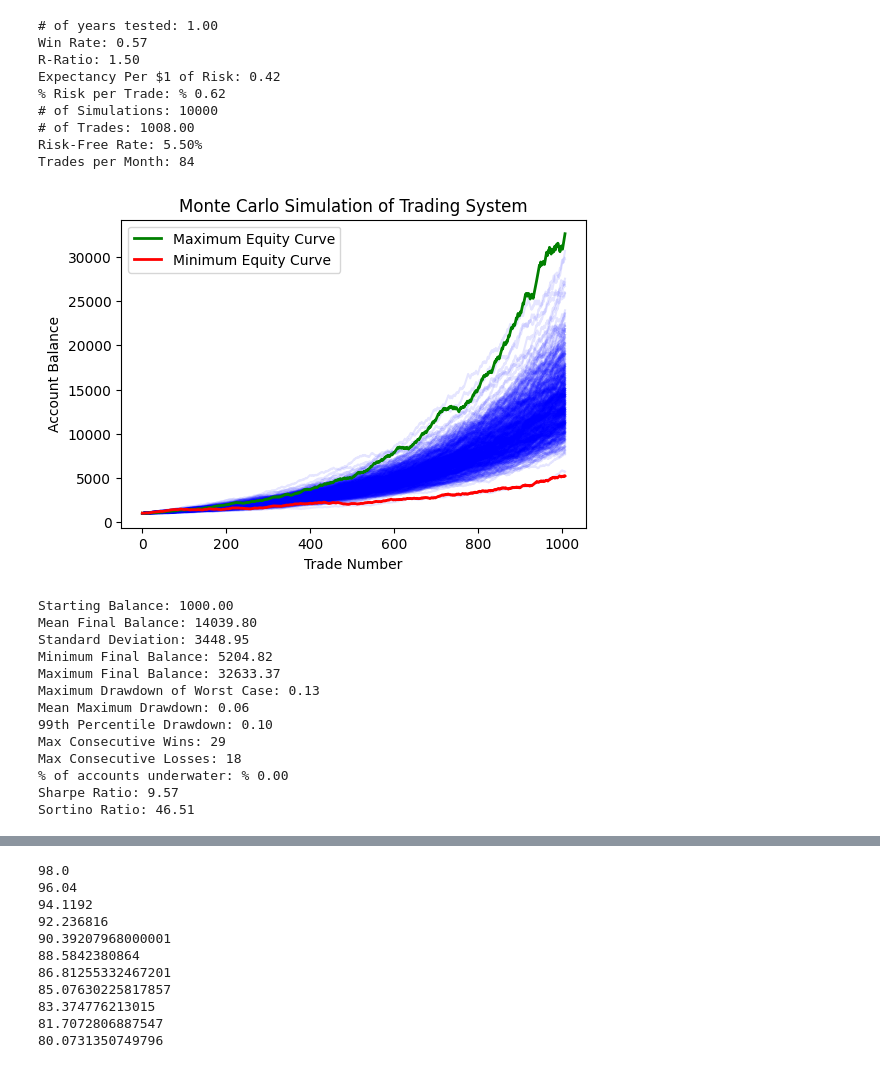
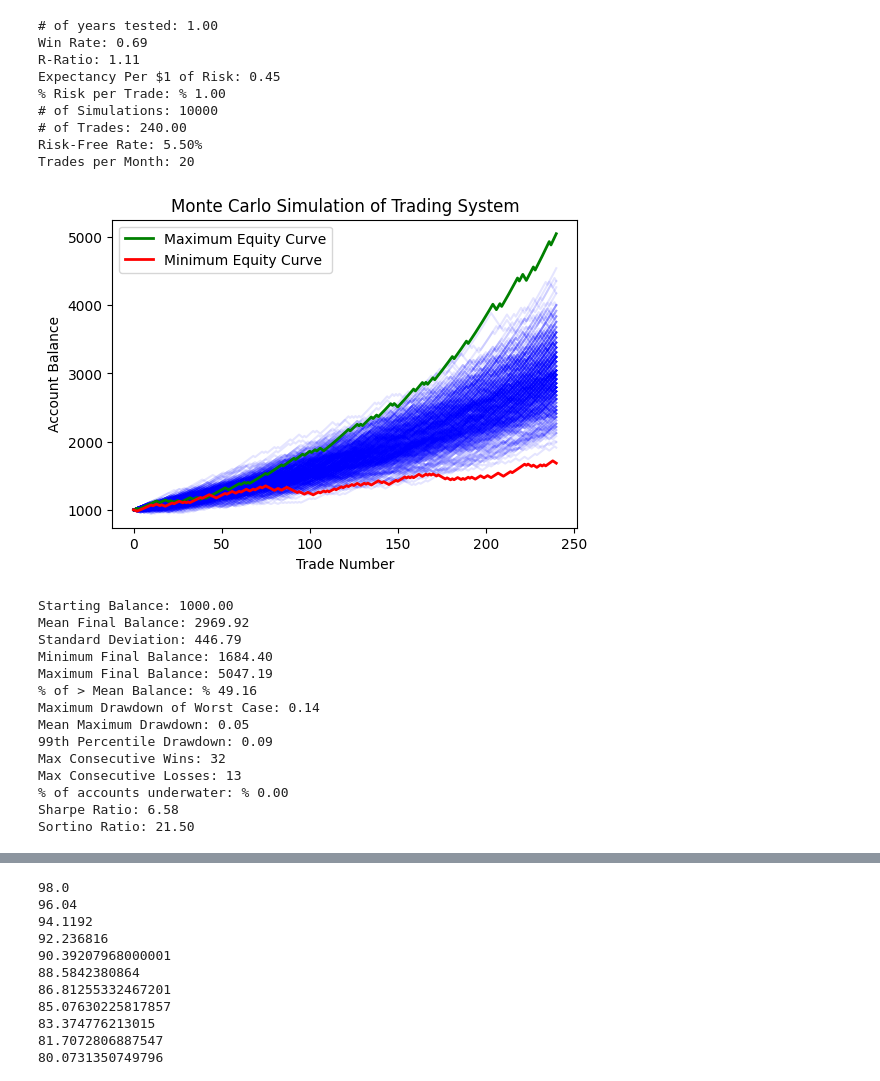
Before and after one commit to ergodique/Portfolio, a Jupyter notebook: Monte Carlo Simulation Equity Curve/monte_carlo_jupyter_version.ipynb, the cells around one changed output, grey strips where cells are left out. Drawn from its saved outputs; the diff is of its cells as text; code cells hidden in the pictures.

```diff
--- a/Monte Carlo Simulation Equity Curve/monte_carlo_jupyter_version.ipynb
+++ b/Monte Carlo Simulation Equity Curve/monte_carlo_jupyter_version.ipynb
@@ -101,12 +101,15 @@ def monte_carlo_simulation(win_rate, reward_to_risk, risk_per_trade, num_simulat
     max_drawdown_worst_case = max(max_drawdowns)
     mean_drawdown = np.mean(max_drawdowns)
     drawdown_99_percentile = np.percentile(max_drawdowns, 99)
+    mean_balance = np.mean(final_balances)
+    pct_above_mean = (sum(1 for x in final_balances if x > mean_balance) / len(final_balances)) * 100
 
     print(f'Starting Balance: {start_balance:.2f}')
     print(f'Mean Final Balance: {np.mean(final_balances):.2f}')
     print(f'Standard Deviation: {np.std(final_balances):.2f}')
     print(f'Minimum Final Balance: {np.min(final_balances):.2f}')
     print(f'Maximum Final Balance: {np.max(final_balances):.2f}')
+    print(f'% of > Mean Balance: % {np.max(pct_above_mean):.2f}')
     print(f'Maximum Drawdown of Worst Case: {max_drawdown_worst_case:.2f}')
     print(f'Mean Maximum Drawdown: {mean_drawdown:.2f}')
     print(f'99th Percentile Drawdown: {drawdown_99_percentile:.2f}')
@@ -120,53 +123,54 @@ def monte_carlo_simulation(win_rate, reward_to_risk, risk_per_trade, num_simulat
     sharpe_ratio = calculate_sharpe_ratio(all_monthly_returns_flat, risk_free_rate)
     sortino_ratio = calculate_sortino_ratio(all_monthly_returns_flat, risk_free_rate)
 
     print(f'Sharpe Ratio: {sharpe_ratio:.2f}')
     print(f'Sortino Ratio: {sortino_ratio:.2f}')
 
 # Example usagei
 years = 1
-win_rate = 0.57 # put win rate here
-reward_to_risk = 1.5  # Reward to risk ratio
+win_rate = 0.6885 # put win rate here
+reward_to_risk = 299/269 # Reward to risk ratio
 expectancy = win_rate * reward_to_risk - (1-win_rate)
 risk_per_trade = 0.01  # Risking % of the trade
 num_simulations = 10000  # Run X number of simulations
-trades_per_month = 84  # Number of trades per month
+trades_per_month = 20  # Number of trades per month
 num_trades = 12*trades_per_month*years  # Each simulation runs for X trades
 
 risk_free_rate = 0.055  # Annual risk-free rate
 
 print(f'# of years tested: {years:.2f}')
 print(f'Win Rate: {win_rate:.2f}')
 print(f'R-Ratio: {reward_to_risk:.2f}')
 print(f'Expectancy Per $1 of Risk: {expectancy:.2f}')
 print(f'% Risk per Trade: % {risk_per_trade*100:.2f}')
 print(f'# of Simulations: {num_simulations:.0f}')
 print(f'# of Trades: {num_trades:.2f}')
 print(f'Risk-Free Rate: {risk_free_rate:.2%}')
 print(f'Trades per Month: {trades_per_month}')
 
 monte_carlo_simulation(win_rate, reward_to_risk, risk_per_trade, num_simulations, num_trades, trades_per_month, risk_free_rate)
 # %% [output]
 # of years tested: 1.00
-Win Rate: 0.57
-R-Ratio: 1.50
-Expectancy Per $1 of Risk: 0.42
-% Risk per Trade: % 0.62
+Win Rate: 0.69
+R-Ratio: 1.11
+Expectancy Per $1 of Risk: 0.45
+% Risk per Trade: % 1.00
 # of Simulations: 10000
-# of Trades: 1008.00
+# of Trades: 240.00
 Risk-Free Rate: 5.50%
-Trades per Month: 84
+Trades per Month: 20
-[figure, old version]
+[figure, new version]
 Starting Balance: 1000.00
-Mean Final Balance: 14039.80
-Standard Deviation: 3448.95
-Minimum Final Balance: 5204.82
-Maximum Final Balance: 32633.37
-Maximum Drawdown of Worst Case: 0.13
-Mean Maximum Drawdown: 0.06
-99th Percentile Drawdown: 0.10
-Max Consecutive Wins: 29
-Max Consecutive Losses: 18
+Mean Final Balance: 2969.92
+Standard Deviation: 446.79
+Minimum Final Balance: 1684.40
+Maximum Final Balance: 5047.19
+% of > Mean Balance: % 49.16
+Maximum Drawdown of Worst Case: 0.14
+Mean Maximum Drawdown: 0.05
+99th Percentile Drawdown: 0.09
+Max Consecutive Wins: 32
+Max Consecutive Losses: 13
 % of accounts underwater: % 0.00
-Sharpe Ratio: 9.57
-Sortino Ratio: 46.51
+Sharpe Ratio: 6.58
+Sortino Ratio: 21.50
```
Also changed, not shown: parts of 1 cell of this notebook, 2 other files.
